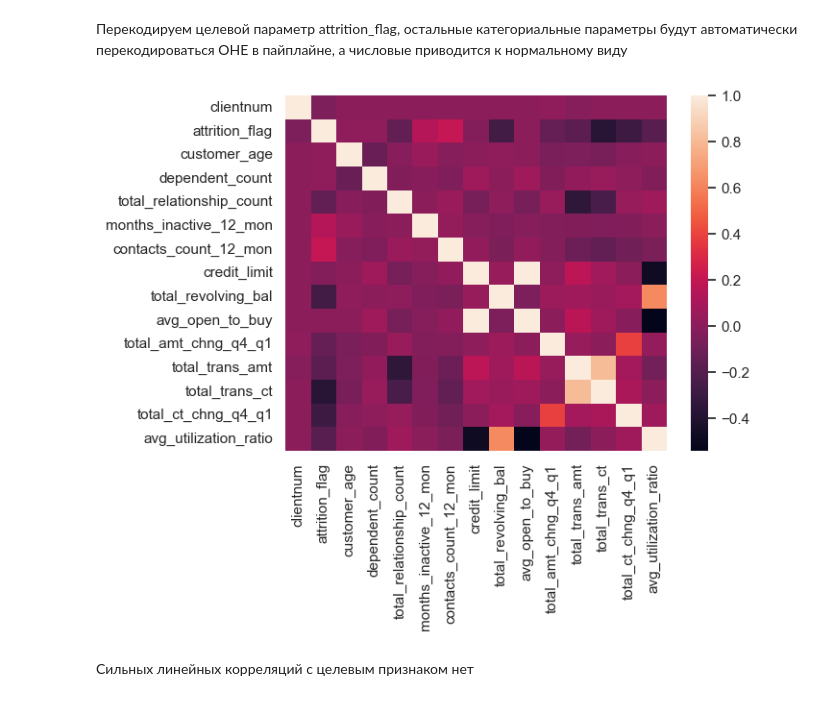
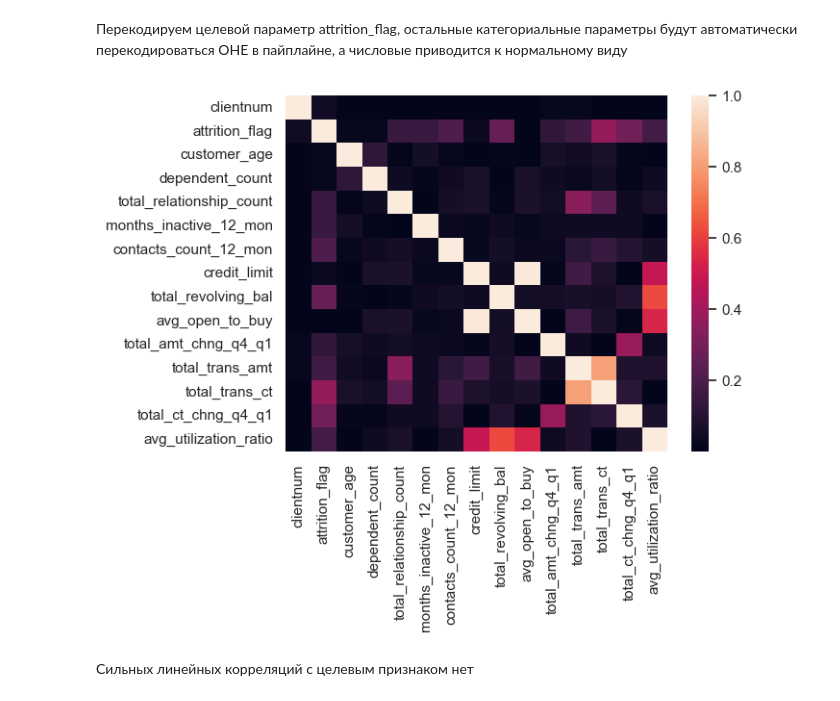
Before and after one commit to ArtAnichkin/kaggle_proj, a Jupyter notebook: 1_credit_card_customers/forecasting_the_outflow_of_bank_customers..ipynb, the cells around one changed output. Drawn from its saved outputs; the diff is of its cells as text; code cells hidden in the pictures.

```diff
--- a/1_credit_card_customers/forecasting_the_outflow_of_bank_customers..ipynb
+++ b/1_credit_card_customers/forecasting_the_outflow_of_bank_customers..ipynb
@@ -180,9 +187,9 @@ df['attrition_flag'] = df['attrition_flag'].replace({'Attrited Customer':1,'Exis
 # %%
 sns.heatmap((
     df.drop(columns=['gender', 'education_level', 'marital_status', 'income_category', 'card_category', 'months_on_book'])
-).corr());
+).corr().abs());
 # %% [output]
-[figure, old version]
+[figure, new version]
 # %% [markdown]
 Сильных линейных корреляций с целевым признаком нет
 # %%
```
Also changed, not shown: parts of 20 cells of this notebook.
